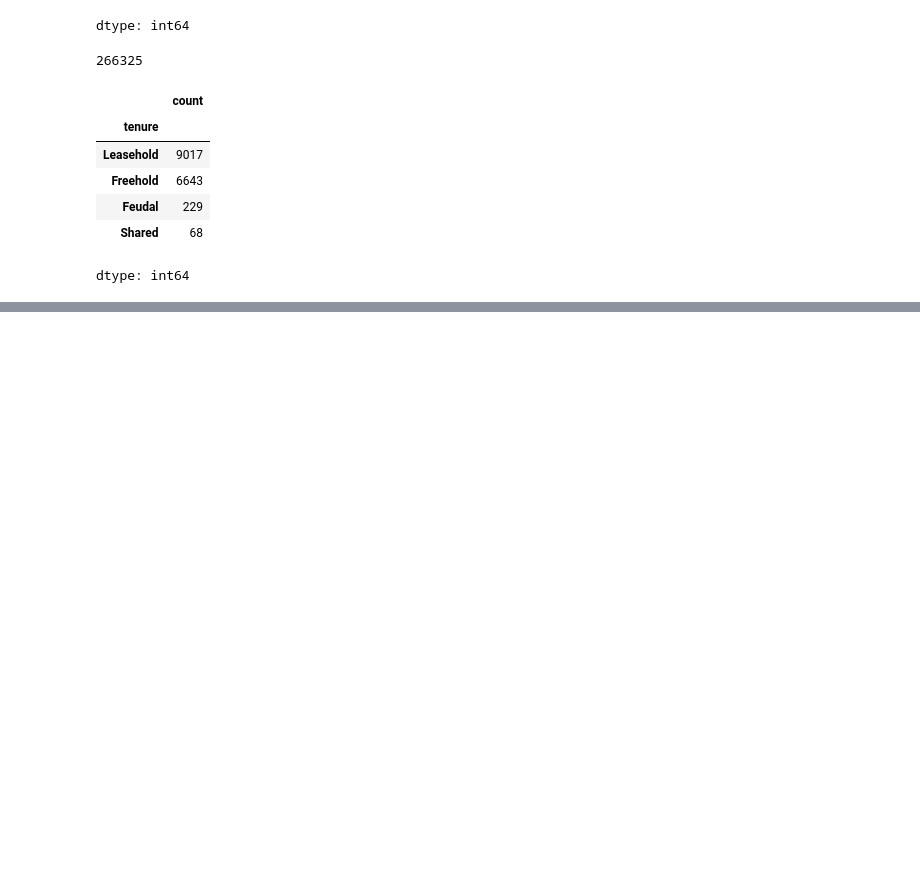
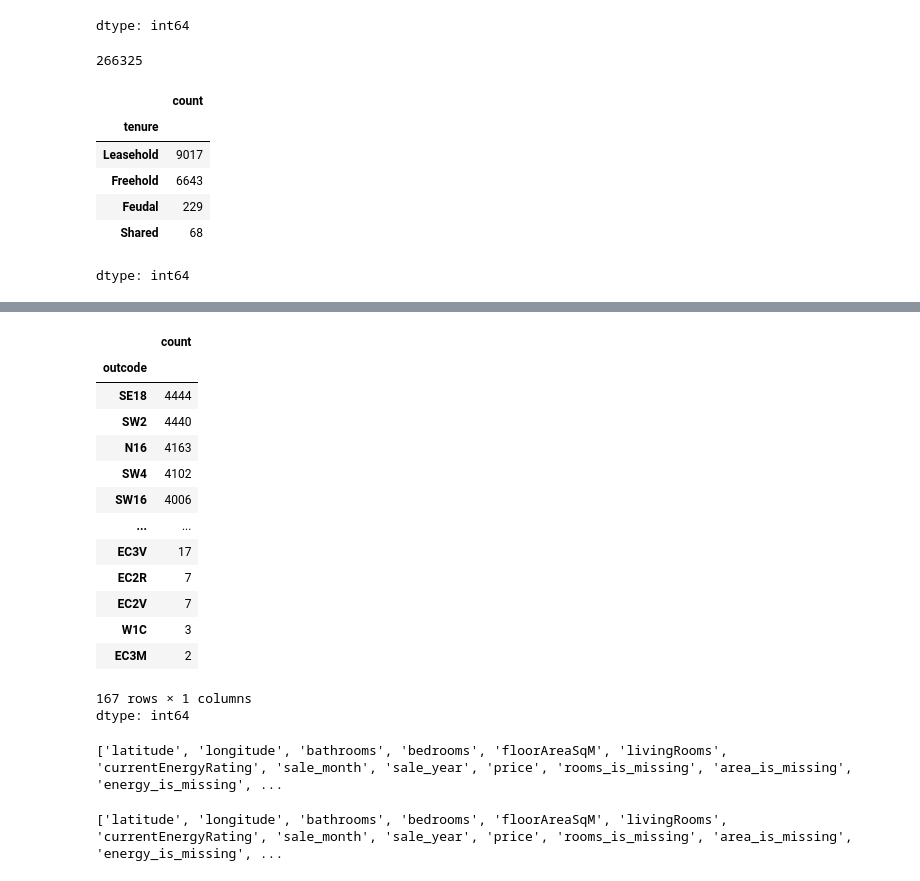
Before and after one commit to Xatfu/London_House_Price_Prediction, a Jupyter notebook: London.ipynb, the cells around one changed output, grey strips where cells are left out. Cells and saved outputs as stored; diff of their text form; code cells hidden in the pictures; blank space fills up the shorter version.

```diff
--- a/London.ipynb
+++ b/London.ipynb
@@ -385,0 +433,8 @@ df_train['propertyType'] = df_train['propertyType'].fillna('Purpose Built Flat')
+# %%
+df_train['energy_is_missing'] = df_train['currentEnergyRating'].isna().astype(int)
+# %%
+df_train['currentEnergyRating'] = df_train['currentEnergyRating'].fillna('D')
+# %%
+rating_dict = {'A': 7, 'B': 6, 'C': 5, 'D': 4, 'E': 3, 'F': 2, 'G': 1}
+# %%
+df_train['currentEnergyRating'] = df_train['currentEnergyRating'].map(rating_dict)
@@ -385,0 +485,18 @@ df_train['propertyType'] = df_train['propertyType'].fillna('Purpose Built Flat')
+# %%
+df_train['outcode'].value_counts()
+# %% [output]
+|  | count |
+| outcode |  |
+| SE18 | 4444 |
+| SW2 | 4440 |
+| N16 | 4163 |
+| SW4 | 4102 |
+| SW16 | 4006 |
+| ... | ... |
+| EC3V | 17 |
+| EC2R | 7 |
+| EC2V | 7 |
+| W1C | 3 |
+| EC3M | 2 |
+167 rows × 1 columns
+dtype: int64
@@ -385,0 +512,8 @@ df_train['propertyType'] = df_train['propertyType'].fillna('Purpose Built Flat')
+# %%
+print(df_train.columns.tolist())
+# %% [output]
+['latitude', 'longitude', 'bathrooms', 'bedrooms', 'floorAreaSqM', 'livingRooms', 'currentEnergyRating', 'sale_month', 'sale_year', 'price', 'rooms_is_missing', 'area_is_missing', 'energy_is_missing', ...
+# %%
+print(df_test.columns.tolist())
+# %% [output]
+['latitude', 'longitude', 'bathrooms', 'bedrooms', 'floorAreaSqM', 'livingRooms', 'currentEnergyRating', 'sale_month', 'sale_year', 'price', 'rooms_is_missing', 'area_is_missing', 'energy_is_missing', ...
```
Also changed, not shown: parts of 28 cells of this notebook.
